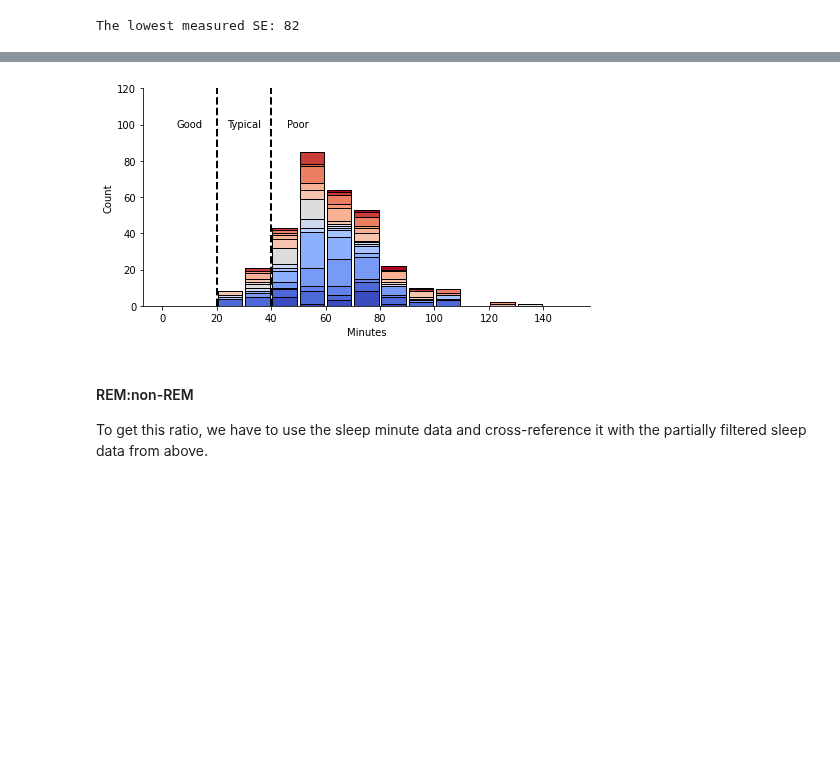
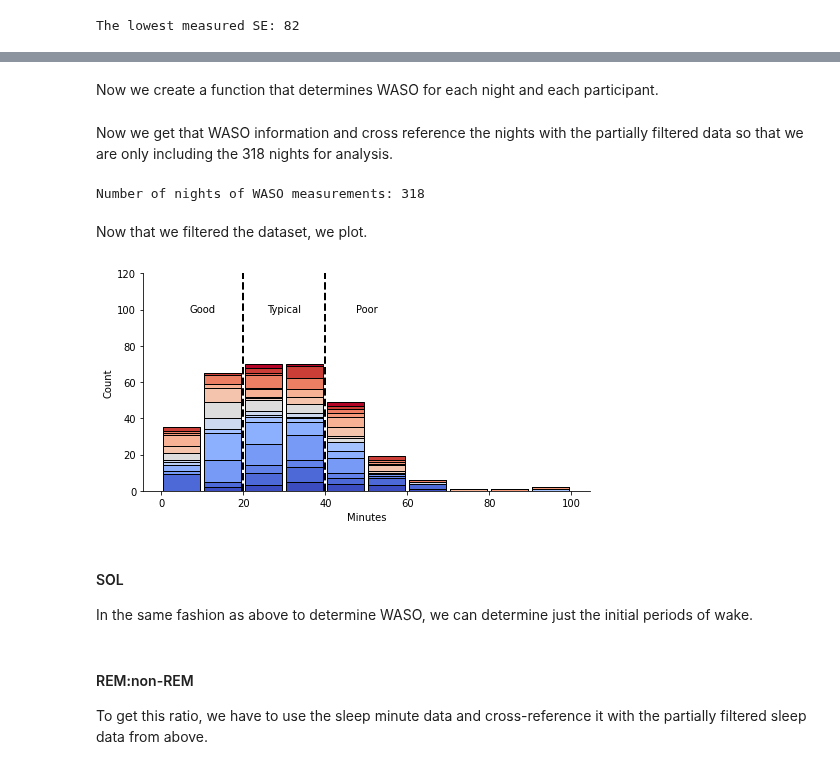
Before and after one commit to intelligent-environments-lab/utx000, a Jupyter notebook: notebooks/4.2.1-hef-fitbit-summary.ipynb, the cells around one changed output, grey strips where cells are left out. Drawn from its saved outputs; the diff is of its cells as text; code cells hidden in the pictures; blank space fills up the shorter version.

Commit message:
updated WASO

```diff
--- a/notebooks/4.2.1-hef-fitbit-summary.ipynb
+++ b/notebooks/4.2.1-hef-fitbit-summary.ipynb
@@ -480,7 +480,7 @@ def plot_stacked_hist(df,var,limits,width=1,cmap='coolwarm',by_var='beiwe',save=
 # %% [markdown]
 #### TST
 # %%
-ax, n = plot_stacked_hist(partial_sleep_df,'durationHours',[2,12])
+ax = plot_stacked_hist(partial_sleep_df,'durationHours',[2,12])
 ax.set_ylabel('Count')
 ax.set_ylim([0,120])
 ax.set_xlabel('Number of Hours')
@@ -534,22 +535,71 @@ The lowest measured SE: 82
+# %%
+sleep_stages = pd.read_csv("../data/processed/bpeace2-fitbit-sleep-stages.csv",index_col=0,parse_dates=[1,2,3])
+# %% [markdown]
+Now we create a function that determines WASO for each night and each participant.
+# %%
+def get_waso(df, by_var='beiwe'):
+    '''
+    Determines the minutes awake after sleep onset (waso)
+
+    Inputs:
+    - df: dataframe with sleep data
+    - by_var: string specifying what id to parse by
+
+    Returns dataframe with night, waso, and by_var id
+    '''
+    waso_dict={'night':[],'waso':[],'beiwe':[]}
+    for pt in df[by_var].unique():
+        df_pt = df[df[by_var] == pt]
+        for night in df_pt['end_date'].unique():
+            # dropping first and last entries regardless of what they are
+            df_pt_night = df_pt[df_pt['end_date'] == night]
+            df_pt_night = df_pt_night[1:-1]
+            df_pt_wake = df_pt_night[df_pt_night['stage'] == 'wake']
+            waso_dict['night'].append(night)
+            waso_dict['waso'].append(df_pt_wake['time_at_stage'].sum()/60)
+            waso_dict['beiwe'].append(pt)
+
+    return pd.DataFrame(waso_dict)
+# %% [markdown]
+Now we get that WASO information and cross reference the nights with the partially filtered data so that we are only including the 318 nights for analysis.
+# %%
+waso_df = get_waso(sleep_stages)
+partial_waso_df = pd.DataFrame() # dataframe to hold the relevant sleep data
+# looping through partially filtered data and merging dataframes on common start times
+for pt in partial_sleep_df['beiwe'].unique():
+    partial_sleep_pt = partial_sleep_df[partial_sleep_df['beiwe'] == pt]
+    waso_pt = waso_df[waso_df['beiwe'] == pt]
+    waso_pt.drop(['beiwe'],axis=1,inplace=True)
+
+    partial_waso_df = partial_waso_df.append(pd.merge(left=partial_sleep_pt,right=waso_pt,left_on='dateOfSleep',right_on='night',how='inner'))
+
+print('Number of nights of WASO measurements:', len(partial_waso_df))
+# %% [output]
+Number of nights of WASO measurements: 318
+# %% [markdown]
+Now that we filtered the dataset, we plot.
 # %%
-ax = plot_stacked_hist(partial_sleep_df,'minutesAwake',[0,150],width=10)
+ax = plot_stacked_hist(partial_waso_df,'waso',[0,100],width=10)
 ax.set_ylabel('Count')
 ax.set_ylim([0,120])
 ax.set_xlabel('Minutes')
 for loc in ['right','top']:
     ax.spines[loc].set_visible(False)
 
 ax.axvline(20,color='black',linestyle='dashed',linewidth=2)
 ax.axvline(40,color='black',linestyle='dashed',linewidth=2)
 ax.text(10,100,"Good",ha='center',va='center')
 ax.text(30,100,"Typical",ha='center',va='center')
 ax.text(50,100,"Poor",ha='center',va='center')
 
 plt.savefig('../reports/figures/bpeace2-fitbit_sleep_waso-stacked_hist.pdf')
 plt.show()
 plt.close()
 # %% [output]
-[figure, old version]
+[figure, new version]
+# %% [markdown]
+#### SOL
+In the same fashion as above to determine WASO, we can determine just the initial periods of wake.
 # %% [markdown]
 #### REM:non-REM
 To get this ratio, we have to use the sleep minute data and cross-reference it with the partially filtered sleep data from above.
```
Also changed, not shown: parts of 14 cells of this notebook.
